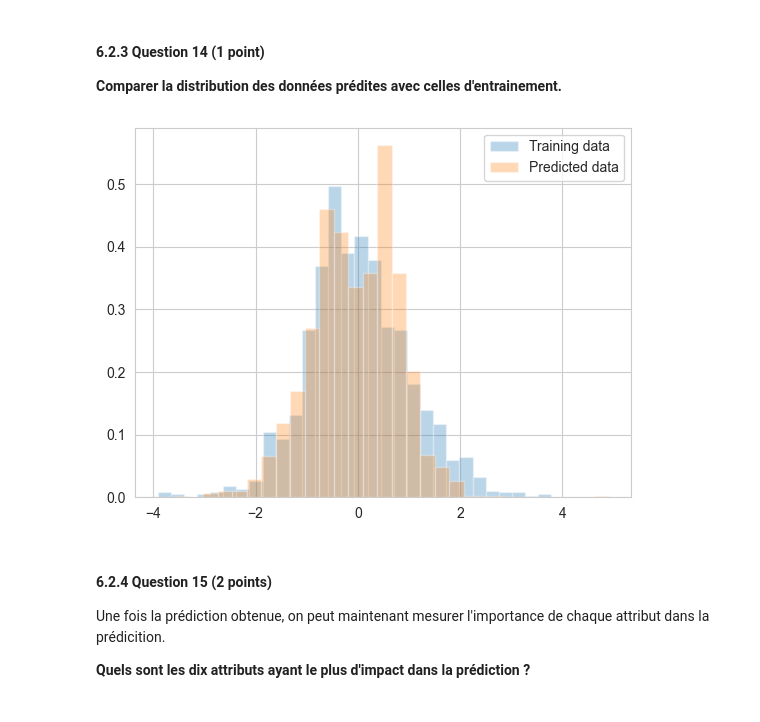
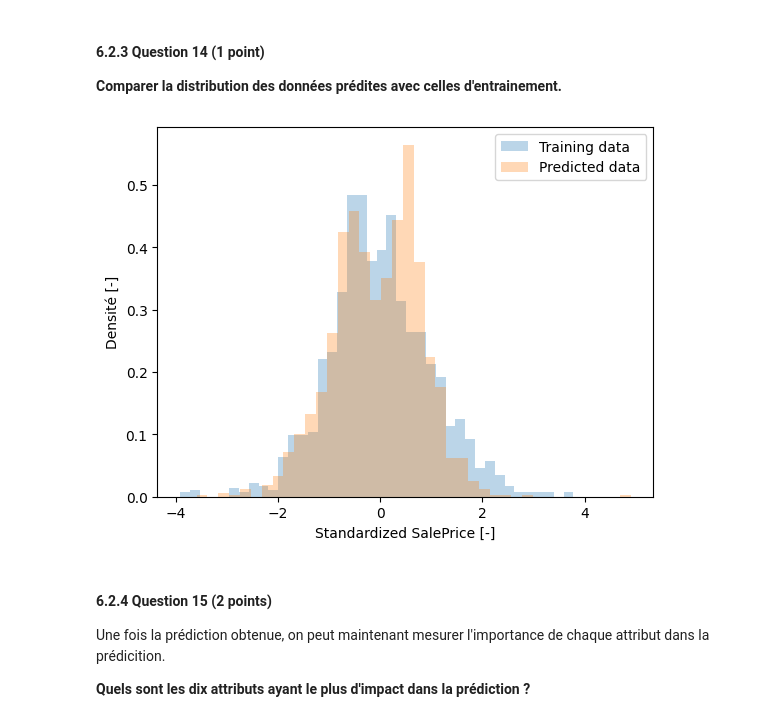
Before and after one commit to marcomudenge/Spark_GCP_Market_Basket_Analysis, a Jupyter notebook: TP1.ipynb, the cells around one changed output. Cells and saved outputs as stored; diff of their text form; code cells hidden in the pictures.

```diff
--- a/TP1.ipynb
+++ b/TP1.ipynb
@@ -211,7 +221,8 @@ def delete_missing_values(dataset):
     :return:
       dataset traitée
     """
-    dataset.dropna(subset=df.columns.difference(['SalePrice']), axis=0, inplace=True)
+    dataset.dropna(subset=df.columns.difference(
+        ["SalePrice"]), axis=0, inplace=True)
     return dataset
 # %%
 df = delete_missing_values(df)
@@ -322,6 +337,10 @@ def plot_line(attr):
 Nous sommes contraints d'exclure les données de type "objet" pour tracer les régressions linéaires. De manière générale, il est compliqué de repérer visuellement les valeurs aberrantes de cette manière. Toutefois, on peut repérer les outliers extrême, par exemple pour l'attribut TotalBsmtSF.
 # %%
 # we exclude columns that are categorical
-for col in list(df.columns.difference(['MSZoning', 'LotConfig', 'BldgType','Exterior1st','SalePrice'])):
+for col in list(
+    df.columns.difference(
+        ["MSZoning", "LotConfig", "BldgType", "Exterior1st", "SalePrice"]
+    )
+):
     plot_line(col)
 # %% [output]
@@ -386,8 +414,8 @@ def normalize(dataset):
       dataset traitée
     """
     x = dataset.values
-    min_max_scaler = preprocessing.StandardScaler()
-    x_scaled = min_max_scaler.fit_transform(x)
+    scaler = preprocessing.StandardScaler()
+    x_scaled = scaler.fit_transform(x)
     return pd.DataFrame(x_scaled, columns=dataset.columns)
 # %%
 df = normalize(df)
@@ -481,11 +511,12 @@ Après avoir effectué le prétraitement, on peut commencer par séparer les don
 
 **Compléter la structure suivante afin de diviser les données en deux sous-ensembles.**
 # %%
-data_train = {"x": df[df.columns.difference(['SalePrice'])][:1460],
-              "y": df['SalePrice'][:1460],
-              "df": df}
-data_pred = {"x": df[df.columns.difference(['SalePrice'])][1460:],
-             "df": df}
+data_train = {
+    "x": df[df.columns.difference(["SalePrice"])][:1460],
+    "y": df["SalePrice"][:1460],
+    "df": df,
+}
+data_pred = {"x": df[df.columns.difference(["SalePrice"])][1460:], "df": df}
 # %% [markdown]
 #### 6.2.2 Question 13 (1.5 point)
 
@@ -530,12 +582,16 @@ array([-0.6926394 , -0.13946367,  0.5364081 , ...,  0.21286808,
 
 **Comparer la distribution des données prédites avec celles d'entrainement.**
 # %%
-plt.hist(data_train['y'], alpha=0.3, bins=30, density=True, label="Training data")
-plt.hist(data_pred['y'], alpha=0.3, bins=30, density=True, label="Predicted data")
+plt.hist(data_train["y"], alpha=0.3, bins=40,
+         density=True, label="Training data")
+plt.hist(data_pred["y"], alpha=0.3, bins=40,
+         density=True, label="Predicted data")
+plt.xlabel("Standardized SalePrice [-]")
+plt.ylabel("Densité [-]")
 plt.legend()
 plt.show()
 # %% [output]
-[figure, old version]
+[figure, new version]
 # %% [markdown]
 #### 6.2.4 Question 15 (2 points)
 
```
Also changed, not shown: parts of 28 cells of this notebook.
